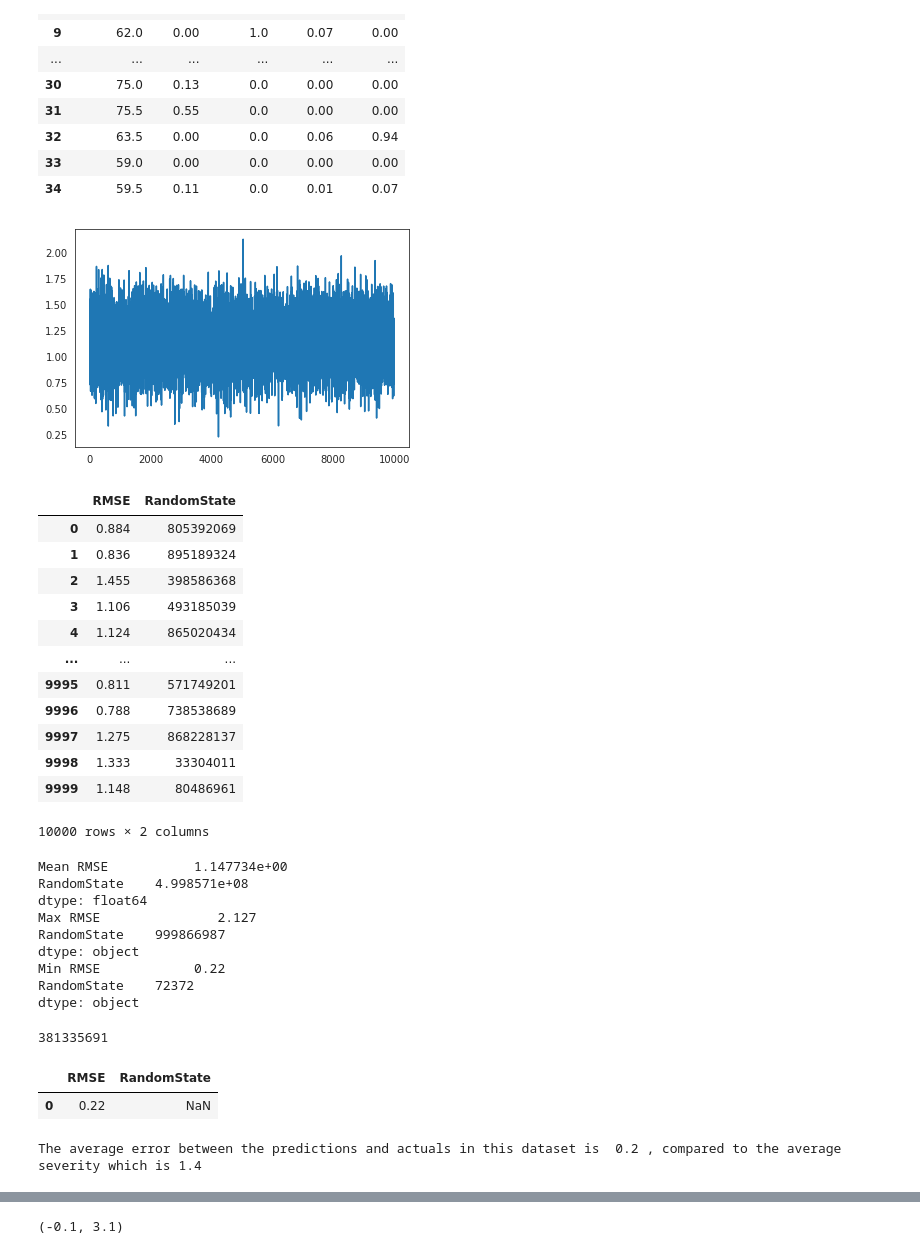
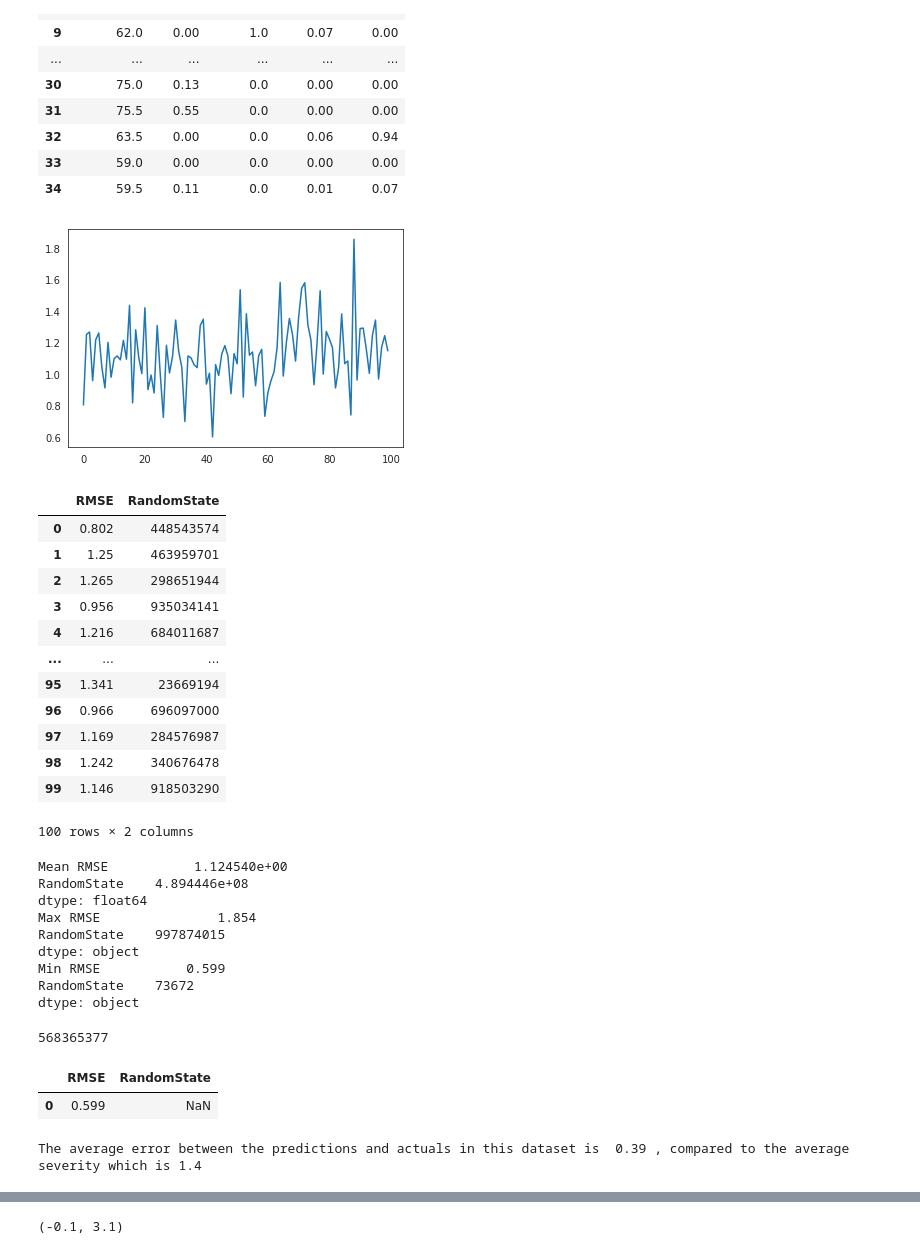
Before and after one commit to ChrisHarvey21/HABs, a Jupyter notebook: HABs.ipynb, the cells around one changed output, grey strips where cells are left out. Cells and saved outputs as stored; diff of their text form; code cells hidden in the pictures.

```diff
--- a/HABs.ipynb
+++ b/HABs.ipynb
@@ -344,67 +369,67 @@ from random import randint
 
 #create the data frame
 df = pd.DataFrame(columns=['RMSE','RandomState'])
-for i in range(300000):
+for i in range(100):
   A = randint(0,999999999)
   random.seed(A)
   x = dataset.drop('severity', axis = 1) # Features
   y = dataset['severity']  # Target
 
 # Splitting into training and testing (80/20)
   x_train, x_test, y_train, y_test = train_test_split(x, y, test_size = 0.2, random_state=A)
 
 # Random Forest Regression with 10 decision trees
   random.seed(A)
   model = RandomForestRegressor(n_estimators = 10, random_state=A)
 
 # Fitting the Random Forest Regression model to the data
   model.fit(x_train, y_train)
 
 # Predicting the target values of the test set
   y_pred = model.predict(x_test)
 
 # RMSE (Root Mean Square Error)
   rmse = float(format(np.sqrt(mean_squared_error(y_test, y_pred)),'.3f'))
   df.loc[i, ['RMSE']] = rmse
   random.seed(A)
   df.loc[i, ['RandomState']] = A
 
 #Plot results
 import pandas as pd
 import matplotlib.pyplot as plt
 df = pd.DataFrame(df)
 df['RMSE'].plot()
 plt.show()
 df
 # %% [output]
-[figure, old version]
+[figure, new version]
 |  | RMSE | RandomState |
-| 0 | 0.884 | 805392069 |
-| 1 | 0.836 | 895189324 |
-| 2 | 1.455 | 398586368 |
-| 3 | 1.106 | 493185039 |
-| 4 | 1.124 | 865020434 |
+| 0 | 0.802 | 448543574 |
+| 1 | 1.25 | 463959701 |
+| 2 | 1.265 | 298651944 |
+| 3 | 0.956 | 935034141 |
+| 4 | 1.216 | 684011687 |
 | ... | ... | ... |
-| 9995 | 0.811 | 571749201 |
-| 9996 | 0.788 | 738538689 |
-| 9997 | 1.275 | 868228137 |
-| 9998 | 1.333 | 33304011 |
-| 9999 | 1.148 | 80486961 |
+| 95 | 1.341 | 23669194 |
+| 96 | 0.966 | 696097000 |
+| 97 | 1.169 | 284576987 |
+| 98 | 1.242 | 340676478 |
+| 99 | 1.146 | 918503290 |
-10000 rows × 2 columns
+100 rows × 2 columns
 # %%
 #A rule of thumb is that an RMSE of .2 to .5 shows that the model predicts accurately
 print('Mean', df.mean())
 print('Max', df.max())
 print('Min', df.min())
 # %% [output]
-Mean RMSE           1.147734e+00
-RandomState    4.998571e+08
+Mean RMSE           1.124540e+00
+RandomState    4.894446e+08
 dtype: float64
-Max RMSE               2.127
-RandomState    999866987
+Max RMSE               1.854
+RandomState    997874015
 dtype: object
-Min RMSE            0.22
-RandomState    72372
+Min RMSE           0.599
+RandomState    73672
 dtype: object
 # %%
 #Store the random State associated with smallest RMSE() (note I found state 381335691 had an RMSE of .22)
@@ -412,7 +437,7 @@ a = df.loc[df['RMSE'] == df.RMSE.min()]
 b = a.iloc[0]['RandomState']
 b
 # %% [output]
-381335691
+568365377
 # %%
 #Repeat the model with the specific random state that minimizes the RMSE
 
@@ -446,7 +471,7 @@ df = pd.DataFrame(df)
 df
 # %% [output]
 |  | RMSE | RandomState |
-| 0 | 0.22 | NaN |
+| 0 | 0.599 | NaN |
 # %%
 # Calculate the absolute errors
 errors = abs(y_pred - y_test)
@@ -454,5 +479,5 @@ errors = abs(y_pred - y_test)
 print('The average error between the predictions and actuals in this dataset is ', round(np.mean(errors), 2),
       ', compared to the average severity which is' , round(np.mean(y),2))
 # %% [output]
-The average error between the predictions and actuals in this dataset is  0.2 , compared to the average severity which is 1.4
+The average error between the predictions and actuals in this dataset is  0.39 , compared to the average severity which is 1.4
 # %% [markdown]
```
Also changed, not shown: parts of 10 cells of this notebook.
